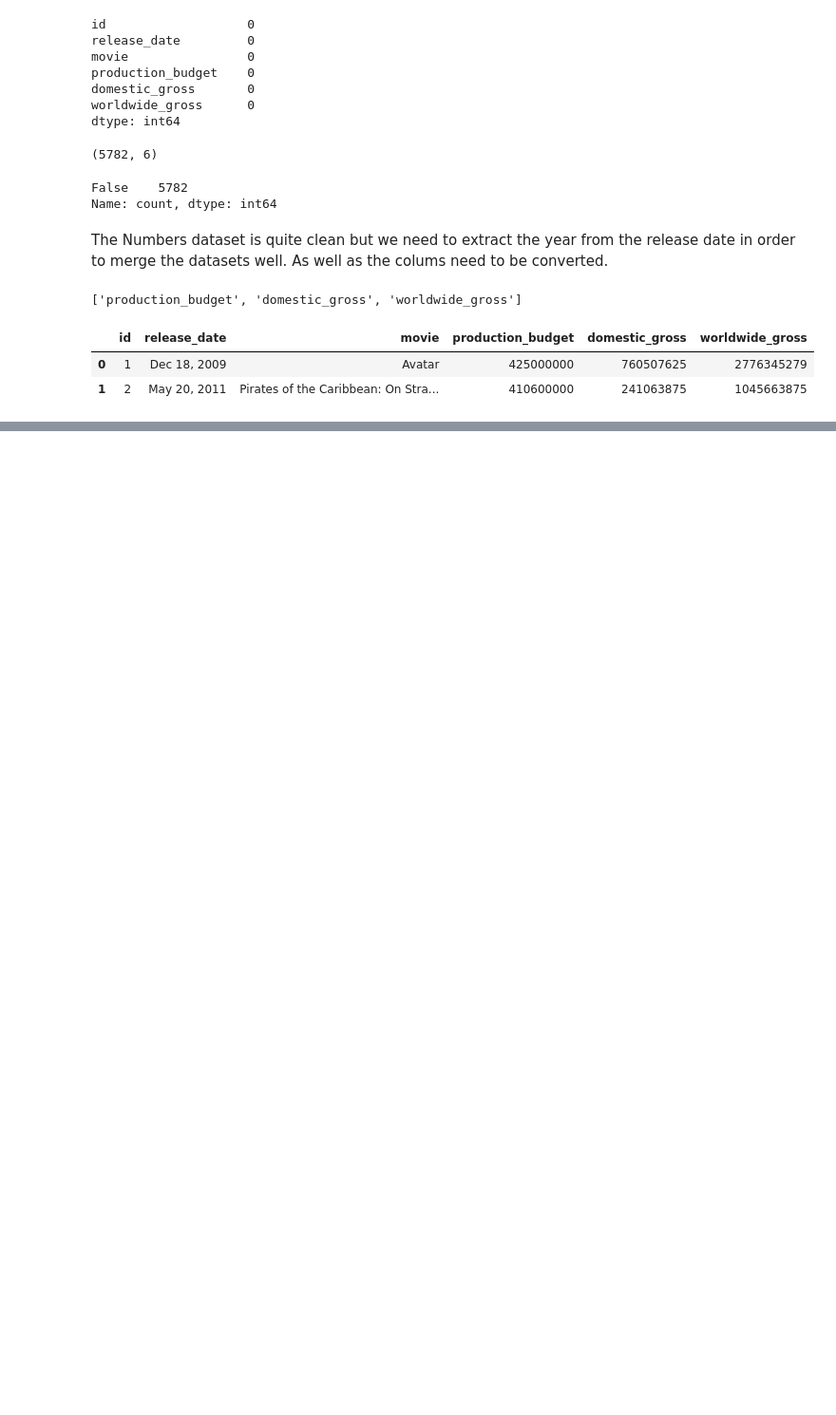
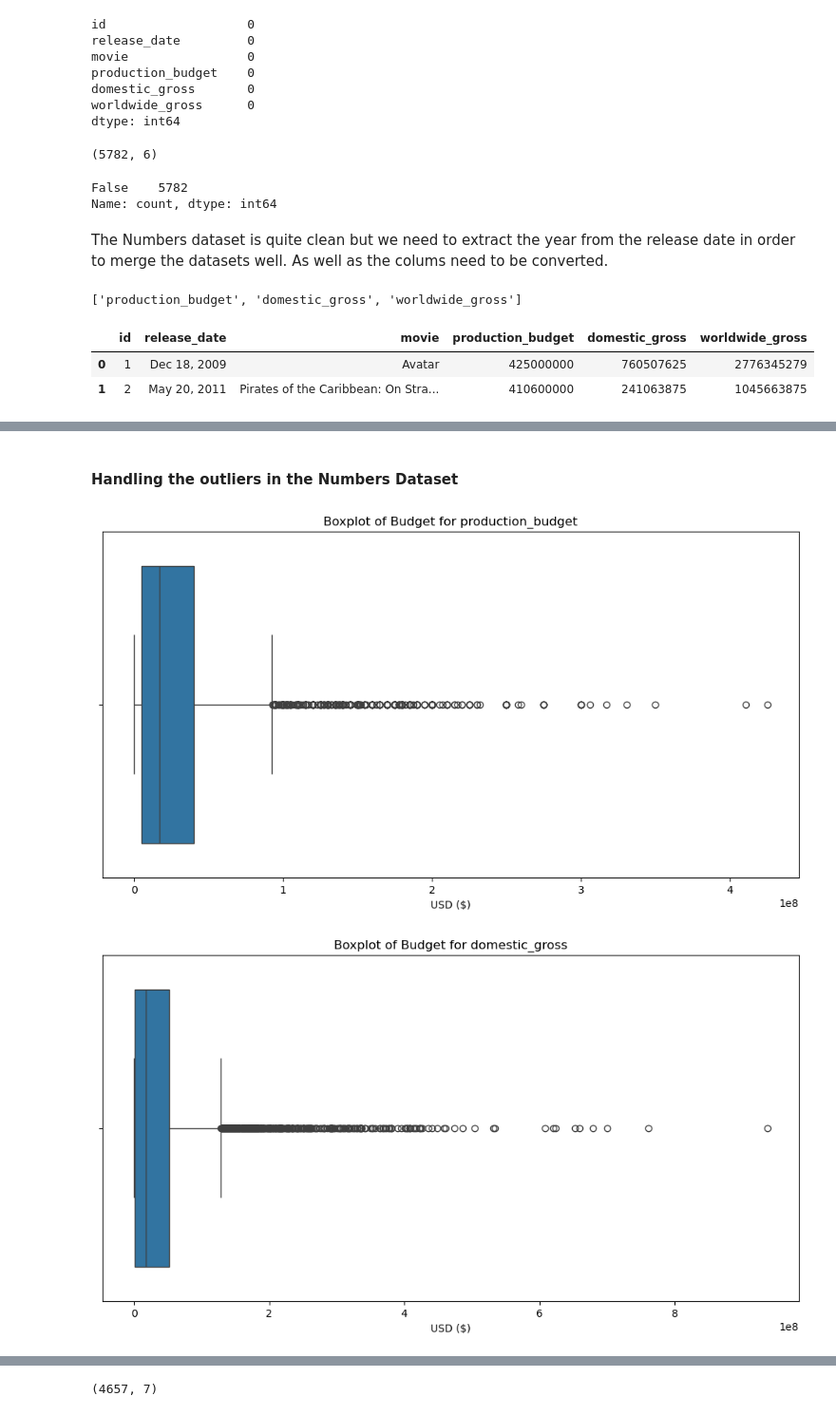
Before and after one commit to JuneHenia/Phase-2-Movie-Project, a Jupyter notebook: notebook/Movie Analysis Project.ipynb, the cells around one changed output, grey strips where cells are left out. Shown at 95% size. Saved outputs shown, nothing was run; the diff lists cells and outputs as text; code cells hidden in the pictures; blank space fills up the shorter version.

Commit message:
still cleaning the chosen datasets

```diff
--- a/notebook/Movie Analysis Project.ipynb
+++ b/notebook/Movie Analysis Project.ipynb
@@ -274,3 +304,10 @@ dtypes: float64(3), int64(1), object(2)
 memory usage: 271.2+ KB
 # %%
 # get the year on its own eg 2010 from the release_date column
+
+# Converting the release_date to datetime
+movie_budgets['release_date'] = pd.to_datetime(movie_budgets['release_date'])
+
+# Creating a new column called year and extracting the year from the column of release_date
+movie_budgets['year'] = movie_budgets['release_date'].dt.year
+movie_budgets.head(2)
@@ -276,0 +330,15 @@ memory usage: 271.2+ KB
+# %% [markdown]
+#### Handling the outliers in the Numbers Dataset
+# %%
+# Select columns for plotting
+int_cols = ['production_budget', 'domestic_gross', 'worldwide_gross']
+
+for col in int_cols:
+    fig, ax = plt.subplots(figsize = (12, 6))
+    sns.boxplot(x = movie_budgets[col], ax = ax)
+    ax.set_title(f'Boxplot of Budget for {col}')
+    ax.set_xlabel("USD ($)")
+    plt.show()
+# %% [output]
+[figure, added]
+[figure, added]
@@ -276,0 +359,4 @@ memory usage: 271.2+ KB
+# %%
+movie_budgets.shape
+# %% [output]
+(4657, 7)
```
Also changed, not shown: parts of 12 cells of this notebook.
